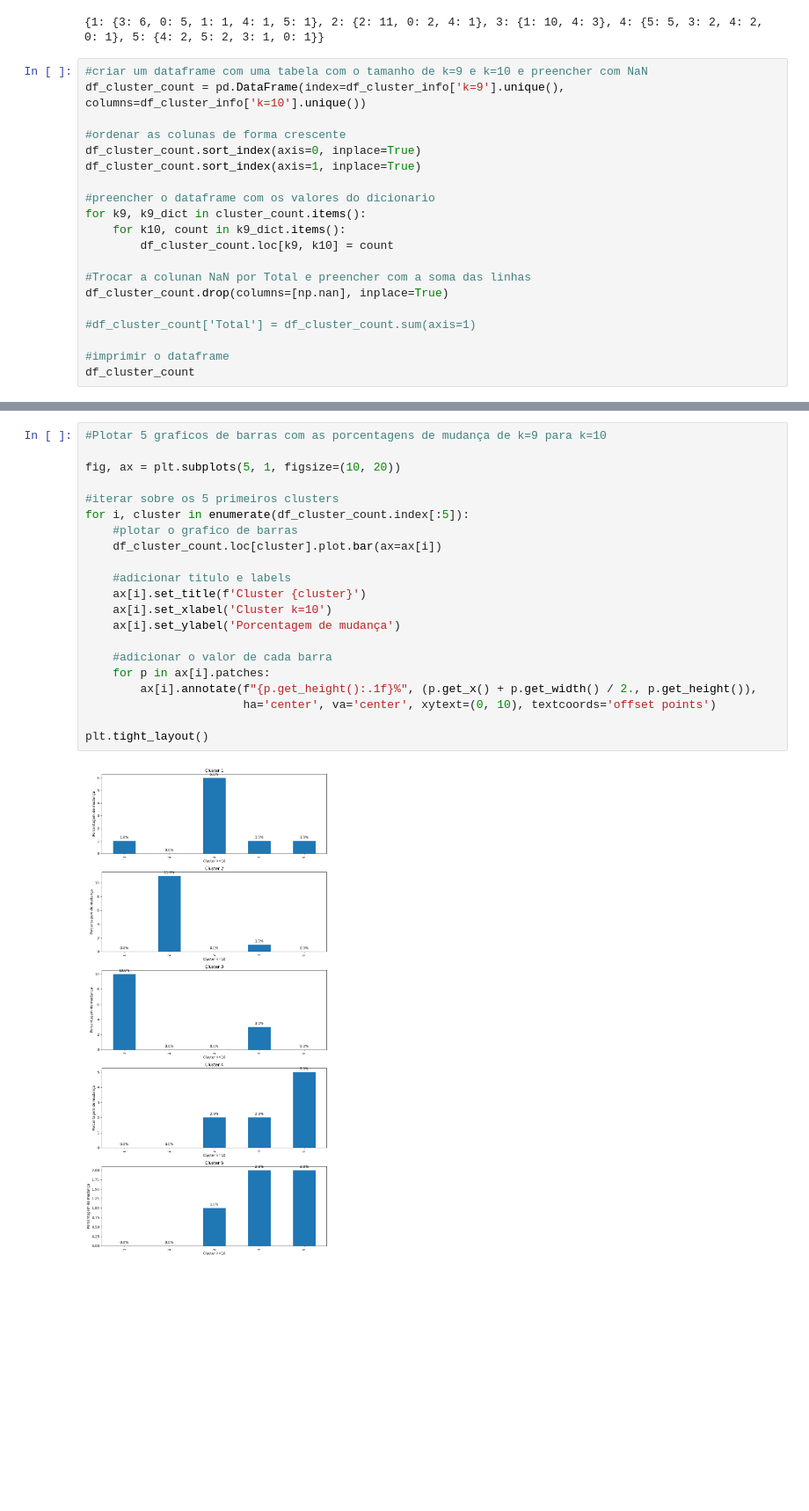
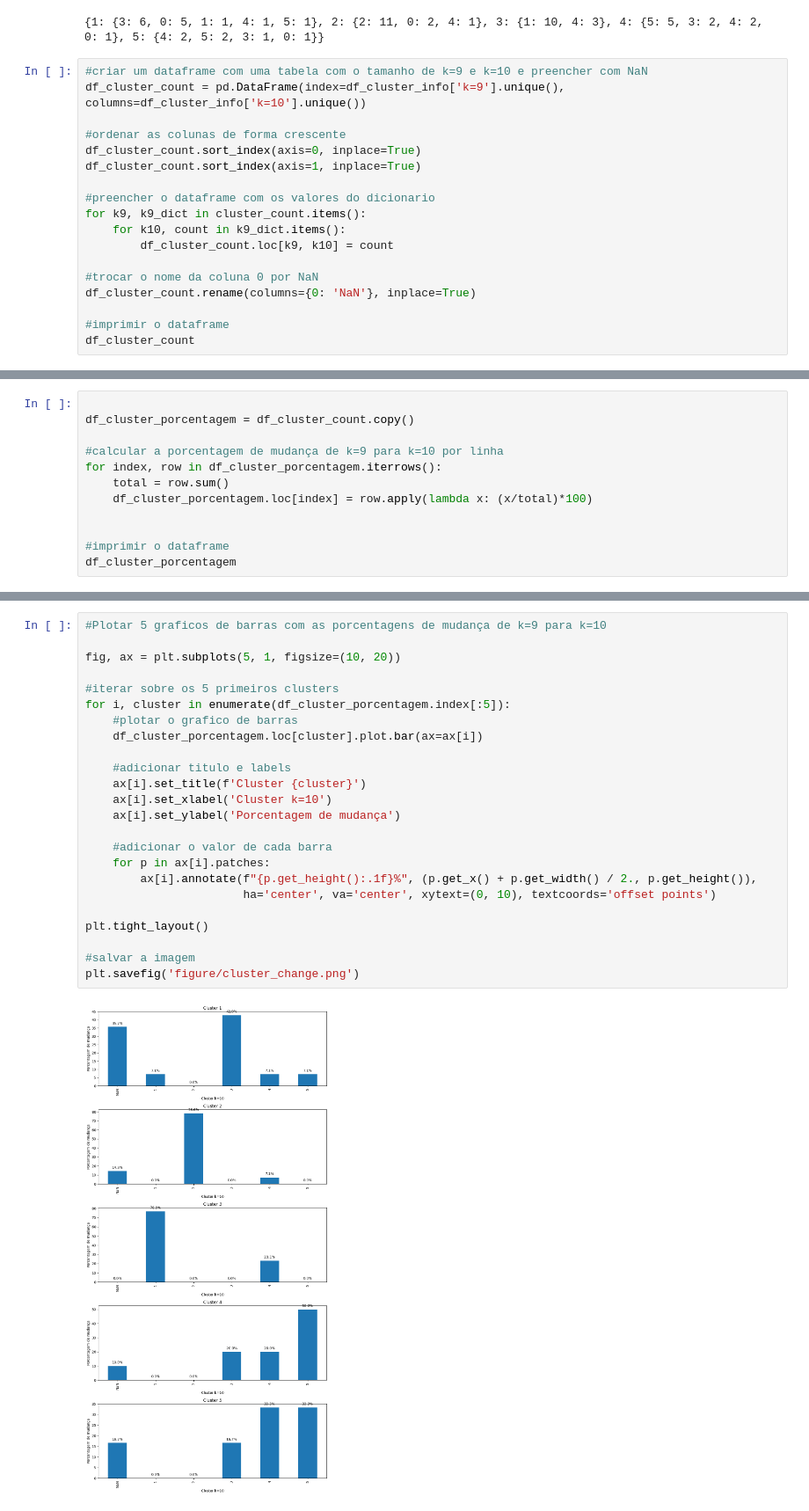
Before and after one commit to thaisfds/bibliometriic-thresholds, a Jupyter notebook: behaviorChange.ipynb, the cells around one changed output, grey strips where cells are left out. Shown: that part at 88% size. Drawn from its saved outputs; the diff is of its cells as text; blank space fills up the shorter version.

Commit message:
porcentagem analisada

```diff
--- a/behaviorChange.ipynb
+++ b/behaviorChange.ipynb
@@ -176,10 +176,8 @@ for k9, k9_dict in cluster_count.items():
     for k10, count in k9_dict.items():
         df_cluster_count.loc[k9, k10] = count
 
-#Trocar a colunan NaN por Total e preencher com a soma das linhas
-df_cluster_count.drop(columns=[np.nan], inplace=True)
-
-#df_cluster_count['Total'] = df_cluster_count.sum(axis=1)
+#trocar o nome da coluna 0 por NaN
+df_cluster_count.rename(columns={0: 'NaN'}, inplace=True)
 
 #imprimir o dataframe
 df_cluster_count
@@ -187,0 +191,12 @@ KeyError: '[nan] not found in axis'
+# %%
+
+df_cluster_porcentagem = df_cluster_count.copy()
+
+#calcular a porcentagem de mudança de k=9 para k=10 por linha
+for index, row in df_cluster_porcentagem.iterrows():
+    total = row.sum()
+    df_cluster_porcentagem.loc[index] = row.apply(lambda x: (x/total)*100)
+
+
+#imprimir o dataframe
+df_cluster_porcentagem
@@ -188,23 +210,26 @@ KeyError: '[nan] not found in axis'
 # %%
 #Plotar 5 graficos de barras com as porcentagens de mudança de k=9 para k=10
 
 fig, ax = plt.subplots(5, 1, figsize=(10, 20))
 
 #iterar sobre os 5 primeiros clusters
-for i, cluster in enumerate(df_cluster_count.index[:5]):
+for i, cluster in enumerate(df_cluster_porcentagem.index[:5]):
     #plotar o grafico de barras
-    df_cluster_count.loc[cluster].plot.bar(ax=ax[i])
+    df_cluster_porcentagem.loc[cluster].plot.bar(ax=ax[i])
 
     #adicionar titulo e labels
     ax[i].set_title(f'Cluster {cluster}')
     ax[i].set_xlabel('Cluster k=10')
     ax[i].set_ylabel('Porcentagem de mudança')
 
     #adicionar o valor de cada barra
     for p in ax[i].patches:
         ax[i].annotate(f"{p.get_height():.1f}%", (p.get_x() + p.get_width() / 2., p.get_height()),
                        ha='center', va='center', xytext=(0, 10), textcoords='offset points')
 
 plt.tight_layout()
+
+#salvar a imagem
+plt.savefig('figure/cluster_change.png')
 # %% [output]
-[figure, old version]
+[figure, new version]
```
Also changed, not shown: parts of 4 cells of this notebook, 4 other files.
